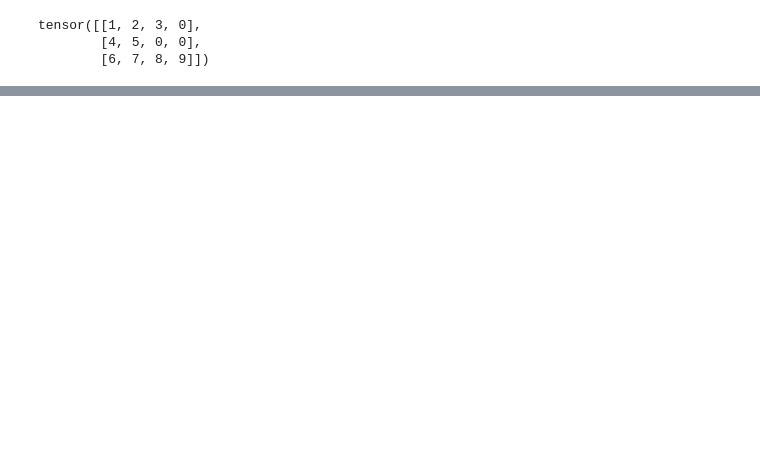
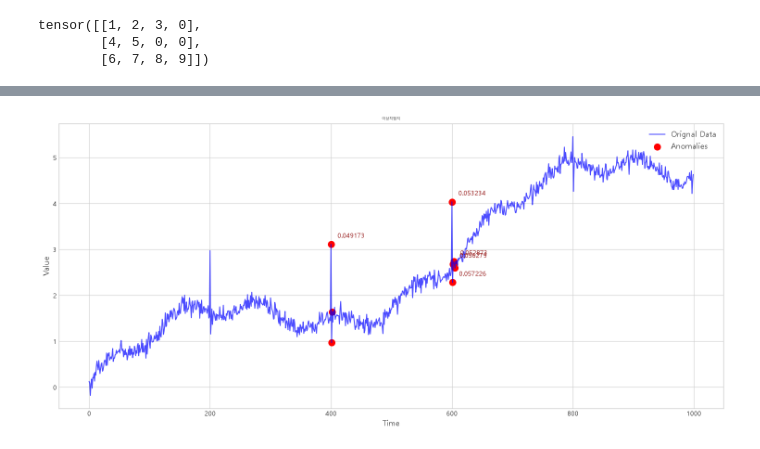
Before and after one commit to hjl4709/17-PyTorch, a Jupyter notebook: 08.ipynb, the cells around one changed output, grey strips where cells are left out. Drawn from its saved outputs; the diff is of its cells as text; code cells hidden in the pictures; blank space fills up the shorter version.

```diff
--- a/08.ipynb
+++ b/08.ipynb
@@ -482,0 +874,14 @@ class SentimentRNN(nn.Module):
+# %%
+def generate_time_series(n_samples=1000,
+                         anomaly_positions=[200, 400, 600, 800]):
+    t = np.linspace(0, 10, n_samples)
+    series = 0.8 * np.sin(t) + 0.2 * np.sin(5 * t) + 0.1 * np.random.randn(n_samples)
+    trend = 0.005 * np.arange(n_samples)
+    series += trend
+
+    for pos in anomaly_positions:
+        if pos < n_samples:
+            series[pos] += 1.5 * np.random.rand() + 0.5
+            if np.random.rand() > 0.5 and pos + 1 < n_samples:
+                series[pos + 1] -= 1.2 * np.random.rand() + 0.3
+    return series
@@ -482,0 +951,54 @@ class SentimentRNN(nn.Module):
+# %%
+data = generate_time_series(n_samples=1000)
+scaler = MinMaxScaler()
+data_scaled = scaler.fit_transform(data.reshape(-1,1)).flatten()
+window_size = 20
+X = create_windows(data_scaled, window_size)
+X_tensor = torch.FloatTensor(X).unsqueeze(2)
+input_size = 1
+hidden_size = 32
+sequence_length = window_size
+
+model = LSTMAutoencoder(input_size, hidden_size, sequence_length)
+criterion = nn.MSELoss()
+optimizer = optim.Adam(model.parameters(), lr=0.001)
+n_epochs = 200
+batch_size = 32
+
+for epoch in range(n_epochs):
+    model.train()
+    train_loss = 0
+    for i in range(0, len(X_tensor), batch_size):
+        batch = X_tensor[i:i + batch_size]
+        reconstructed = model(batch)
+        loss = criterion(reconstructed, batch)
+        optimizer.zero_grad()
+        loss.backward()
+        optimizer.step()
+        train_loss += loss.item()
+    if (epoch + 1) % 10 == 0:
+        print(epoch + 1, train_loss/len(X_tensor))
+
+model.eval()
+errors = []
+with torch.no_grad():
+    for i in range(len(X_tensor)):
+        seq = X_tensor[i:i + 1]
+        reconstructed = model(seq)
+        error = torch.mean(torch.abs(reconstructed - seq)).item()
+        errors.append(error)
+
+threshold = set_threshold(errors, z_score=3.0)
+print(threshold)
+
+anomalies = detect_anomalies(model, data_scaled, window_size, threshold)
+print(len(anomalies))
+
+data_orig = scaler.inverse_transform(data_scaled.reshape(-1,1)).flatten()
+
+plt = visualize_anomalies(data_orig,
+                          anomalies,
+                          window_size,
+                          title='이상치탐지')
+plt.show()
+# %% [output]
@@ -482,0 +1022 @@ class SentimentRNN(nn.Module):
+[figure, added]
```
Also changed, not shown: parts of 16 cells of this notebook, 4 other files.
